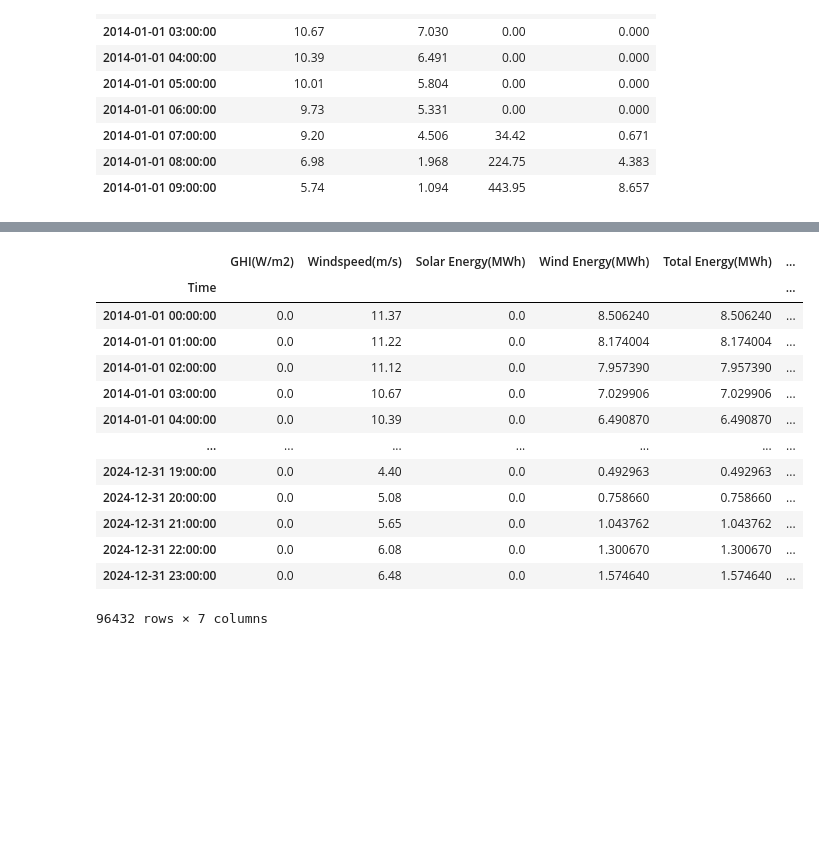
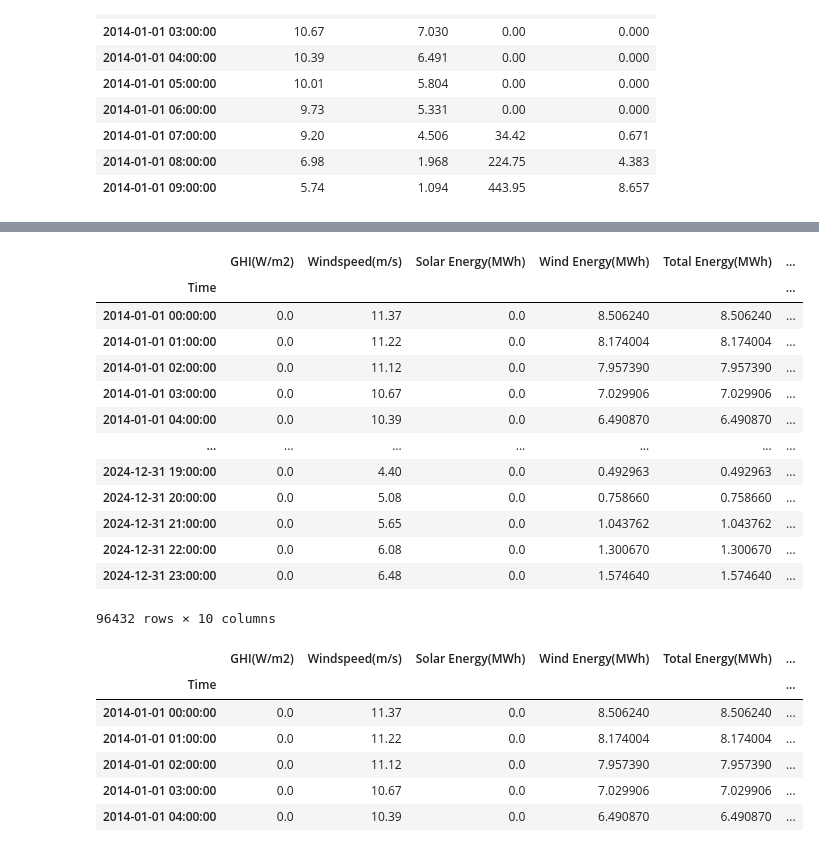
Before and after one commit to Adarsh-0704/green-h2-yield, a Jupyter notebook: notebooks/01_data_exploration.ipynb, the cells around one changed output, grey strips where cells are left out. Drawn from its saved outputs; the diff is of its cells as text; code cells hidden in the pictures; blank space fills up the shorter version.

```diff
--- a/notebooks/01_data_exploration.ipynb
+++ b/notebooks/01_data_exploration.ipynb
@@ -56,14 +56,14 @@ battery_cap_MWh = 25
 
 sol_PR = 0.78 # Performance Ratio for Solar
 
-sol_DC_output = sol_DC_cap_MWh * (df['GHI(W/m2)'] / 1000) * solar_PR
+sol_DC_output = sol_DC_cap_MWh * (df['GHI(W/m2)'] / 1000) * sol_PR
 df['Solar Energy(MWh)'] = sol_DC_output.clip(upper=sol_AC_cap_MWh) # Inverter clipping
 
 velo = df['Windspeed(m/s)']
 
 # Defining boundaries for calculation of wind energy
 wind_energy_rules = [(velo < 3), (velo >= 3) & (velo < 12),
-                     (12 >= velo) & (velo <= 25), (velo > 25)]
+                     (12 <= velo) & (velo <= 25), (velo > 25)]
 wind_energy_results = [0 , wind_cap_MWh * ((velo / 12) ** 3), # below 3(m/s) very slow and above 25 dangerous
                        wind_cap_MWh , 0]                      # therefore at those they are fixed to 0
 
@@ -92,19 +92,22 @@ electrolyzer_MW = 9.5
 electrolyzer_safe_MW = 0.4 * electrolyzer_MW # Below 40% electrolyzers can be hazardous due to gas mixing
 
 total_energy = df['Total Energy(MWh)'].to_numpy()
-battery_charge = np.zeros(len(df))
+battery_flow = np.zeros(len(df))
 cumu = np.zeros(len(df))
 
-for i in range(len(df) - 1):
-    energy = total_energy[i + 1]
+for i in range(len(df)):
+    energy = total_energy[i]
     p_cumu = cumu[i]
 
     charge = 0
+    discharge = 0
     if energy < electrolyzer_safe_MW: # Low power redirect it to battery
         gap = electrolyzer_safe_MW - energy
 
         if p_cumu < gap:
             charge = energy
+        else:
+            discharge = gap
 
     elif energy >  electrolyzer_MW: # High power which exceeds max electrolyzer cap and check leftover energy in battery
         excess = energy - electrolyzer_MW
@@ -112,12 +115,14 @@ for i in range(len(df) - 1):
 
         charge = min(left, excess)
 
-    battery_charge[i + 1] = charge
-    cumu[i + 1] = p_cumu + charge
+    battery_flow[i] = charge - discharge
+    if i < len(df) - 1:
+        cumu[i + 1] = min(battery_cap_MWh, max(0, p_cumu + charge - discharge))
 
 
-df['Battery_Charge(MWh)'] = battery_charge
+df['Battery Charge(MWh)'] = np.where(battery_flow > 0, battery_flow, 0)
+df['Battery Discharge(MWh)'] = np.where(battery_flow < 0, abs(battery_flow), 0)
 df['Stored Energy(MWh)'] = cumu
 
-df[['Total Energy(MWh)' , 'Battery_Charge(MWh)' , 'Stored Energy(MWh)']].head(14).round(3)
+df[['Total Energy(MWh)' , 'Battery Charge(MWh)' , 'Battery Discharge(MWh)' , 'Stored Energy(MWh)']].head(14).round(3)
 # %% [output]
@@ -140,18 +145,35 @@ df[['Total Energy(MWh)' , 'Battery_Charge(MWh)' , 'Stored Energy(MWh)']].head(14
+# %%
+energy_to_grid = df['Total Energy(MWh)'] + df['Battery Discharge(MWh)'] - df['Battery Charge(MWh)']
+df['Energy To Grid(MWh)'] = np.where(df['Total Energy(MWh)'] > 9.5 , 9.5 ,  energy_to_grid)
+
+# Energy consumed by alkaline stack to produce 1kg of H2 due to real world limitations it is 53.2 from 50
+specific_stack_energy_consumption_kWh_per_kg = 53.2
+# Target Variable
+df['Hydrogen_yield(kg)'] = df['Energy To Grid(MWh)'] * 1000 / specific_stack_energy_consumption_kWh_per_kg
+df
+# %% [output]
+|  | GHI(W/m2) | Windspeed(m/s) | Solar Energy(MWh) | Wind Energy(MWh) | Total Energy(MWh) | ... |
+| Time |  |  |  |  |  | ... |
+| 2014-01-01 00:00:00 | 0.0 | 11.37 | 0.0 | 8.506240 | 8.506240 | ... |
+| 2014-01-01 01:00:00 | 0.0 | 11.22 | 0.0 | 8.174004 | 8.174004 | ... |
+| 2014-01-01 02:00:00 | 0.0 | 11.12 | 0.0 | 7.957390 | 7.957390 | ... |
+| 2014-01-01 03:00:00 | 0.0 | 10.67 | 0.0 | 7.029906 | 7.029906 | ... |
+| 2014-01-01 04:00:00 | 0.0 | 10.39 | 0.0 | 6.490870 | 6.490870 | ... |
+| ... | ... | ... | ... | ... | ... | ... |
+| 2024-12-31 19:00:00 | 0.0 | 4.40 | 0.0 | 0.492963 | 0.492963 | ... |
+| 2024-12-31 20:00:00 | 0.0 | 5.08 | 0.0 | 0.758660 | 0.758660 | ... |
+| 2024-12-31 21:00:00 | 0.0 | 5.65 | 0.0 | 1.043762 | 1.043762 | ... |
+| 2024-12-31 22:00:00 | 0.0 | 6.08 | 0.0 | 1.300670 | 1.300670 | ... |
+| 2024-12-31 23:00:00 | 0.0 | 6.48 | 0.0 | 1.574640 | 1.574640 | ... |
+96432 rows × 10 columns
 # %%
 df.to_csv('../data/processed_training_data.csv')
-df
+df.head()
 # %% [output]
 |  | GHI(W/m2) | Windspeed(m/s) | Solar Energy(MWh) | Wind Energy(MWh) | Total Energy(MWh) | ... |
 | Time |  |  |  |  |  | ... |
 | 2014-01-01 00:00:00 | 0.0 | 11.37 | 0.0 | 8.506240 | 8.506240 | ... |
 | 2014-01-01 01:00:00 | 0.0 | 11.22 | 0.0 | 8.174004 | 8.174004 | ... |
 | 2014-01-01 02:00:00 | 0.0 | 11.12 | 0.0 | 7.957390 | 7.957390 | ... |
 | 2014-01-01 03:00:00 | 0.0 | 10.67 | 0.0 | 7.029906 | 7.029906 | ... |
 | 2014-01-01 04:00:00 | 0.0 | 10.39 | 0.0 | 6.490870 | 6.490870 | ... |
-| ... | ... | ... | ... | ... | ... | ... |
-| 2024-12-31 19:00:00 | 0.0 | 4.40 | 0.0 | 0.492963 | 0.492963 | ... |
-| 2024-12-31 20:00:00 | 0.0 | 5.08 | 0.0 | 0.758660 | 0.758660 | ... |
-| 2024-12-31 21:00:00 | 0.0 | 5.65 | 0.0 | 1.043762 | 1.043762 | ... |
-| 2024-12-31 22:00:00 | 0.0 | 6.08 | 0.0 | 1.300670 | 1.300670 | ... |
-| 2024-12-31 23:00:00 | 0.0 | 6.48 | 0.0 | 1.574640 | 1.574640 | ... |
-96432 rows × 7 columns
```
Also changed, not shown: parts of 1 cell of this notebook, 1 other file.
